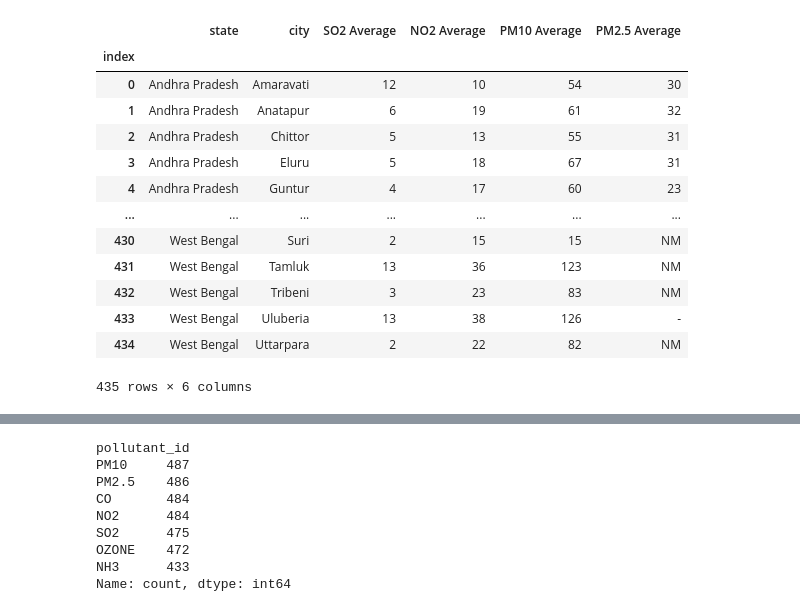
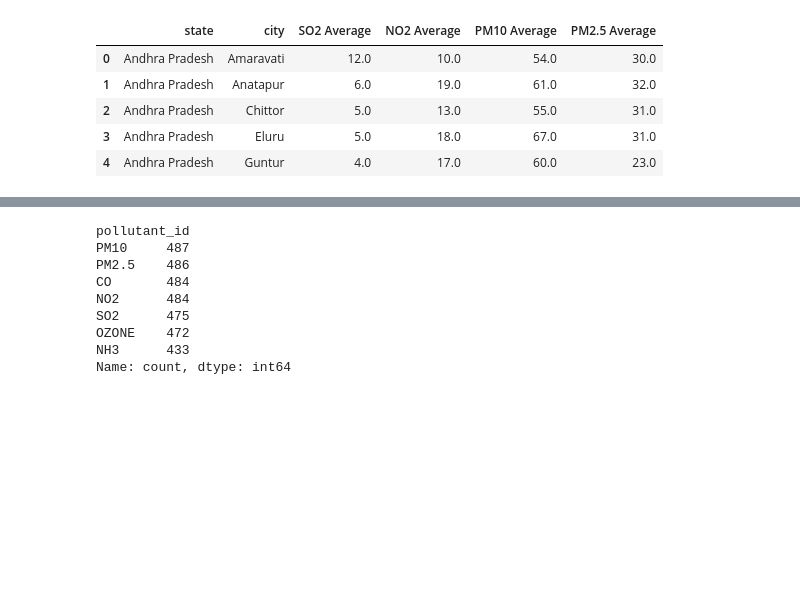
Before and after one commit to latheeshpoondla/Project, a Jupyter notebook: DSProject.ipynb, the cells around one changed output, grey strips where cells are left out. Cells and saved outputs as stored; diff of their text form; code cells hidden in the pictures; blank space fills up the shorter version.

```diff
--- a/DSProject.ipynb
+++ b/DSProject.ipynb
@@ -37,21 +69,14 @@ display(df_2022)
 # %%
 df_2022.rename(columns={'State / Union Territory':'state', 'City / town':'city', 'SO2 Annual Average':'SO2 Average'}, inplace=True)
 df_2022.rename(columns={'NO2 Annual Average':'NO2 Average', 'PM10 Annual Average':'PM10 Average', 'PM2.5 Annual Average':'PM2.5 Average'}, inplace=True)
 df_2022.drop(columns='Sr.No.', inplace=True)
-df_2022.index.name = 'index'
-display(df_2022)
+numeric_cols = ['SO2 Average', 'NO2 Average', 'PM10 Average', 'PM2.5 Average']
+df_2022[numeric_cols] = df_2022[numeric_cols].apply(pd.to_numeric, errors='coerce')
+display(df_2022.head())
 # %% [output]
 |  | state | city | SO2 Average | NO2 Average | PM10 Average | PM2.5 Average |
-| index |  |  |  |  |  |  |
-| 0 | Andhra Pradesh | Amaravati | 12 | 10 | 54 | 30 |
-| 1 | Andhra Pradesh | Anatapur | 6 | 19 | 61 | 32 |
-| 2 | Andhra Pradesh | Chittor | 5 | 13 | 55 | 31 |
-| 3 | Andhra Pradesh | Eluru | 5 | 18 | 67 | 31 |
-| 4 | Andhra Pradesh | Guntur | 4 | 17 | 60 | 23 |
-| ... | ... | ... | ... | ... | ... | ... |
-| 430 | West Bengal | Suri | 2 | 15 | 15 | NM |
-| 431 | West Bengal | Tamluk | 13 | 36 | 123 | NM |
-| 432 | West Bengal | Tribeni | 3 | 23 | 83 | NM |
-| 433 | West Bengal | Uluberia | 13 | 38 | 126 | - |
-| 434 | West Bengal | Uttarpara | 2 | 22 | 82 | NM |
+| 0 | Andhra Pradesh | Amaravati | 12.0 | 10.0 | 54.0 | 30.0 |
+| 1 | Andhra Pradesh | Anatapur | 6.0 | 19.0 | 61.0 | 32.0 |
+| 2 | Andhra Pradesh | Chittor | 5.0 | 13.0 | 55.0 | 31.0 |
+| 3 | Andhra Pradesh | Eluru | 5.0 | 18.0 | 67.0 | 31.0 |
+| 4 | Andhra Pradesh | Guntur | 4.0 | 17.0 | 60.0 | 23.0 |
-435 rows × 6 columns
```
Also changed, not shown: parts of 43 cells of this notebook, 3 other files.
